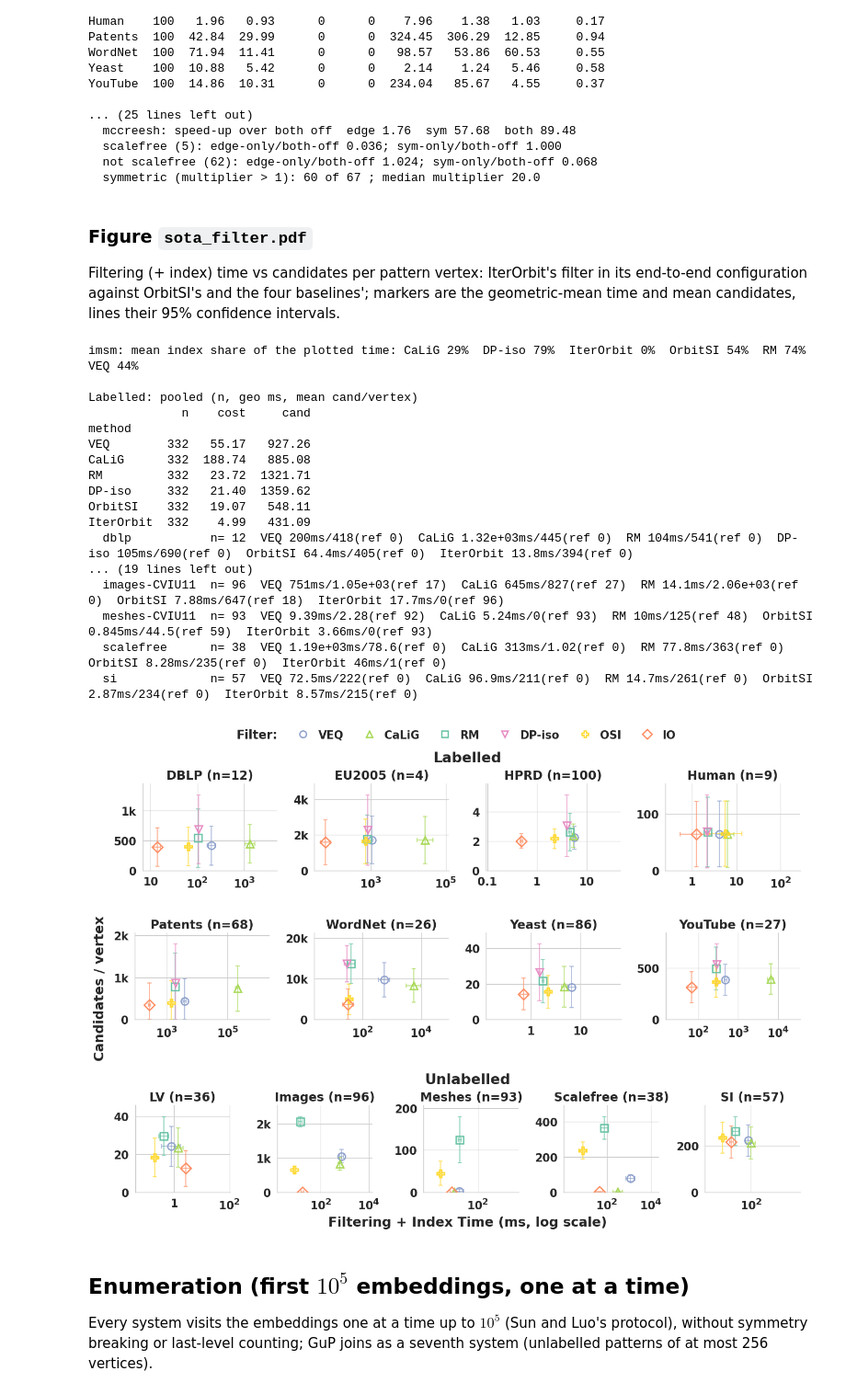
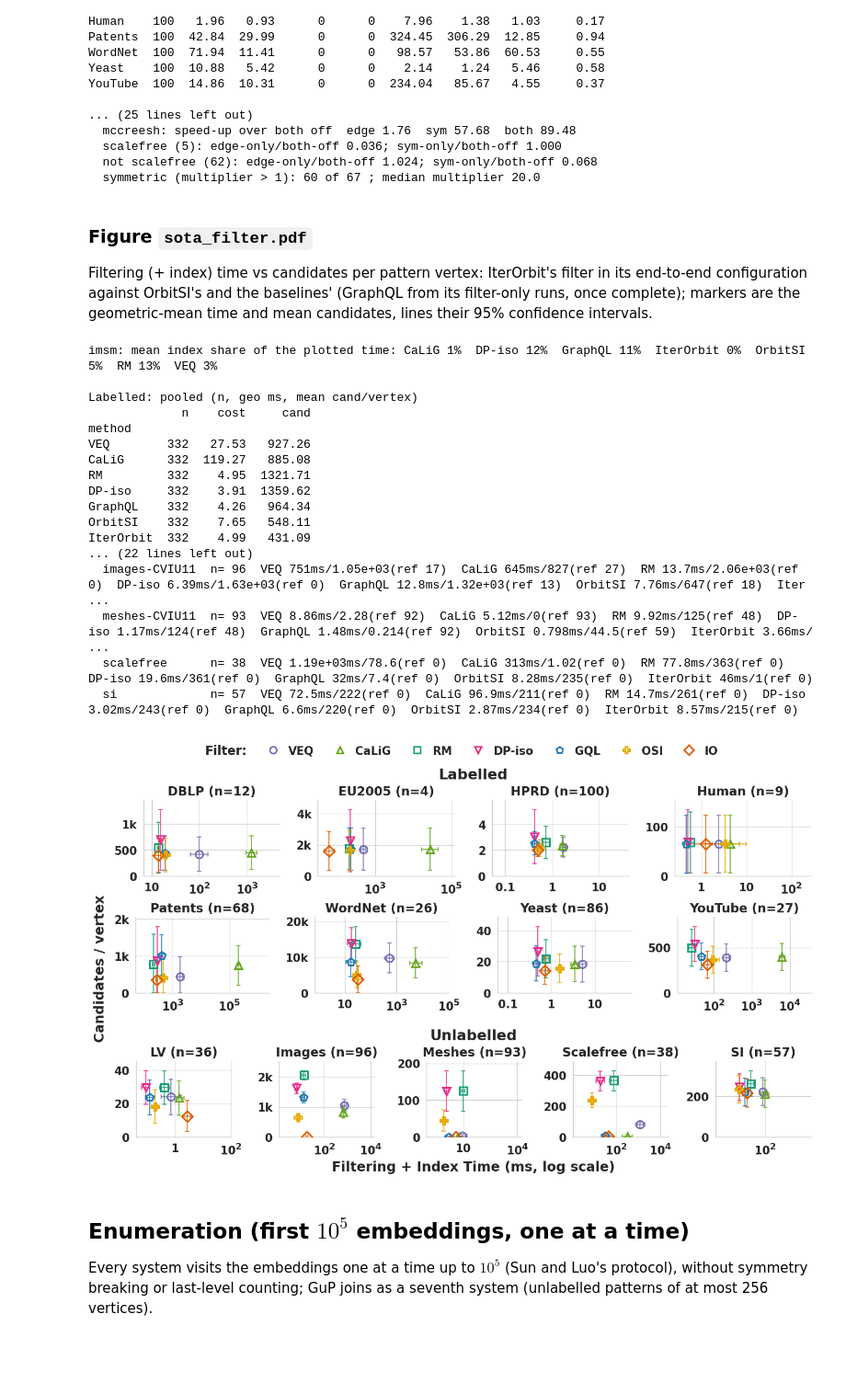
Before and after one commit to sitauhidi/IterOrbit, a Jupyter notebook: analysis/analysis.ipynb, the cells around one changed output. Shown at 92% size. Saved outputs shown, nothing was run; the diff lists cells and outputs as text; code cells hidden in the pictures; blank space fills up the shorter version.

```diff
--- a/analysis/analysis.ipynb
+++ b/analysis/analysis.ipynb
@@ -1592,15 +1776,29 @@ YouTube  100  14.86  10.31      0      0  234.04   85.67   4.55     0.37
 # %% [markdown]
 ### Figure `sota_filter.pdf`
 Filtering (+ index) time vs candidates per pattern vertex: IterOrbit's filter in its end-to-end configuration
-against OrbitSI's and the four baselines'; markers are the geometric-mean time and mean candidates, lines their
-95% confidence intervals.
+against OrbitSI's and the baselines' (GraphQL from its filter-only runs, once complete); markers are the
+geometric-mean time and mean candidates, lines their 95% confidence intervals.
 # %%
 def fig_sota_filter():
     import math
     setup(13.5, TEXT_IN)
-    CI_ALPHA, CI_WIDTH, CI_CAP = 0.7, 1.3, 3
+    CI_ALPHA, CI_WIDTH, CI_CAP = 0.8, 1.4, 3
+    # hollow markers need the darker palette: the cactus plots' colours
+    COLOR = CACTUS_COLOR
+    EDGE = 2.2
     Z = 1.96
     ORDER = plot_tool_order()
+    gqf = {b: graphql_filter(b) for b in ("imsm", "mccreesh")}
+    if any(g is not None for g in gqf.values()):
+        ORDER = ORDER[:-2] + [GRAPHQL] + ORDER[-2:]
+
+    def graphql(bench):
+        g = gqf[bench]
+        if g is None:
+            return pd.DataFrame()
+        g = g[g.status == "COMPLETED"]
+        return pd.DataFrame({"dataset": g.dataset, "pattern_name": g.pattern_name, "method": GRAPHQL,
+                             "cost_ms": g.cost_ms, "cand": g.cand})
 
     def orbitsi(bench):
         o = orbitsi_filter(bench)
@@ -1622,7 +1820,7 @@ def fig_sota_filter():
         s = pd.DataFrame({"dataset": s.dataset, "pattern_name": s.pattern_name,
                           "method": s.tool.map({"rapidmatch": "RM", "calig": "CaLiG", "veq": "VEQ", "dpiso": "DP-iso"}),
                           "cost_ms": s.filter_vertices_time_s * 1000.0, "cand": s.num_candidates_avg})
-        return pd.concat([ox, orbitsi("imsm"), s], ignore_index=True), PLOT_IMSM
+        return pd.concat([ox, orbitsi("imsm"), s, graphql("imsm")], ignore_index=True), PLOT_IMSM
 
     def unlabelled():
         f = csv("unlabelled_filter_fixpoint.csv")
@@ -1634,7 +1832,7 @@ def fig_sota_filter():
         s = s[s.status == "COMPLETED"]
         s = pd.DataFrame({"dataset": s.dataset, "pattern_name": s.pattern_name, "method": s.tool,
                           "cost_ms": s.filter_ms, "cand": s.avg_candidates})
-        return pd.concat([ox, orbitsi("mccreesh"), s], ignore_index=True), MCC
+        return pd.concat([ox, orbitsi("mccreesh"), s, graphql("mccreesh")], ignore_index=True), MCC
 
     def restrict(d):
         d = d.dropna(subset=["cost_ms", "cand"])
@@ -1682,50 +1880,55 @@ def fig_sota_filter():
             xmin, xmax = max(x.cost_ms.min(), 0.05), x.cost_ms.max()
             x0, x1 = xmin / 1.3, xmax * (xmax / xmin) ** 0.15
             ax.set_xlim(x0, x1)
             top = max(m.cand.max(), m.k3.max())
             y1 = top * 1.15 if top > 0 else 1
             ax.set_ylim(0, y1)
             ax.yaxis.set_major_formatter(mticker.FuncFormatter(yfmt))
             for t, r in m.iterrows():
-                col = TOOL_COLOR[t]
+                col = COLOR[t]
                 ax.errorbar(r.cost, r.cand, xerr=[[r.cost - r.c1], [r.c3 - r.cost]], yerr=[[r.cand - r.k1], [r.k3 - r.cand]],
                             fmt="none", ecolor=col, elinewidth=CI_WIDTH, capsize=CI_CAP, capthick=CI_WIDTH, alpha=CI_ALPHA, zorder=2)
                 ax.plot(r.cost, r.cand, marker=TOOL_MARKER[t], markersize=10, markerfacecolor="none",
-                        markeredgecolor=col, markeredgewidth=1.8, linestyle="none", zorder=4 if t == "IterOrbit" else 3)
+                        markeredgecolor=col, markeredgewidth=EDGE, linestyle="none", zorder=4 if t == "IterOrbit" else 3)
             style_axis(ax, f"{LABEL[ds]} (n={n})")
 
     for row in (lab[:4], lab[4:], unl):
         equal_gaps(fig, row, left=0.045, right=0.995, gap=0.022)
+    # Rows stacked in inches (2026-10-27, user's request: a shorter figure): 1.4 in panels, rows only as far
+    # apart as their titles and tick labels need, with room for the block headings, the legend above and the
+    # shared x label below.
+    height = stack_rows(fig, [lab[:4], lab[4:], unl], panel_in=1.4, gap_in=0.12, heading_in=[0.42, 0.0, 0.5],
+                        top_in=0.42, bottom_in=0.48)
     block_heading(fig, lab, "Labelled")
     block_heading(fig, unl, "Unlabelled")
     shared_ylabel(fig, lab + unl, "Candidates / vertex")
     shared_xlabel(fig, lab + unl, "Filtering + Index Time (ms, log scale)" if INCLUDE_INDEX else "Filtering Time (ms, log scale)")
     handles = [plt.Line2D([0], [0], marker=TOOL_MARKER[t], linestyle="none", markersize=9, markerfacecolor="none",
-                          markeredgecolor=TOOL_COLOR[t], markeredgewidth=1.8, label=SHORT.get(t, t)) for t in ORDER]
-    legend_row(fig, "Filter:", handles, 0.975, columnspacing=1.2, handletextpad=0.3)
+                          markeredgecolor=COLOR[t], markeredgewidth=EDGE, label=SHORT.get(t, t)) for t in ORDER]
+    legend_row(fig, "Filter:", handles, 1 - 0.2 / height, columnspacing=1.2, handletextpad=0.3)
     save(fig, "sota_filter")
 
 
 fig_sota_filter()
 # %% [output]
-imsm: mean index share of the plotted time: CaLiG 29%  DP-iso 79%  IterOrbit 0%  OrbitSI 54%  RM 74%  VEQ 44%
+imsm: mean index share of the plotted time: CaLiG 1%  DP-iso 12%  GraphQL 11%  IterOrbit 0%  OrbitSI 5%  RM 13%  VEQ 3%
 
 Labelled: pooled (n, geo ms, mean cand/vertex)
              n    cost     cand
 method
-VEQ        332   55.17   927.26
-CaLiG      332  188.74   885.08
-RM         332   23.72  1321.71
-DP-iso     332   21.40  1359.62
-OrbitSI    332   19.07   548.11
+VEQ        332   27.53   927.26
+CaLiG      332  119.27   885.08
+RM         332    4.95  1321.71
+DP-iso     332    3.91  1359.62
+GraphQL    332    4.26   964.34
+OrbitSI    332    7.65   548.11
 IterOrbit  332    4.99   431.09
-  dblp           n= 12  VEQ 200ms/418(ref 0)  CaLiG 1.32e+03ms/445(ref 0)  RM 104ms/541(ref 0)  DP-iso 105ms/690(ref 0)  OrbitSI 64.4ms/405(ref 0)  IterOrbit 13.8ms/394(ref 0)
-... (19 lines left out)
-  images-CVIU11  n= 96  VEQ 751ms/1.05e+03(ref 17)  CaLiG 645ms/827(ref 27)  RM 14.1ms/2.06e+03(ref 0)  OrbitSI 7.88ms/647(ref 18)  IterOrbit 17.7ms/0(ref 96)
-  meshes-CVIU11  n= 93  VEQ 9.39ms/2.28(ref 92)  CaLiG 5.24ms/0(ref 93)  RM 10ms/125(ref 48)  OrbitSI 0.845ms/44.5(ref 59)  IterOrbit 3.66ms/0(ref 93)
-  scalefree      n= 38  VEQ 1.19e+03ms/78.6(ref 0)  CaLiG 313ms/1.02(ref 0)  RM 77.8ms/363(ref 0)  OrbitSI 8.28ms/235(ref 0)  IterOrbit 46ms/1(ref 0)
-  si             n= 57  VEQ 72.5ms/222(ref 0)  CaLiG 96.9ms/211(ref 0)  RM 14.7ms/261(ref 0)  OrbitSI 2.87ms/234(ref 0)  IterOrbit 8.57ms/215(ref 0)
+... (22 lines left out)
+  images-CVIU11  n= 96  VEQ 751ms/1.05e+03(ref 17)  CaLiG 645ms/827(ref 27)  RM 13.7ms/2.06e+03(ref 0)  DP-iso 6.39ms/1.63e+03(ref 0)  GraphQL 12.8ms/1.32e+03(ref 13)  OrbitSI 7.76ms/647(ref 18)  Iter ...
+  meshes-CVIU11  n= 93  VEQ 8.86ms/2.28(ref 92)  CaLiG 5.12ms/0(ref 93)  RM 9.92ms/125(ref 48)  DP-iso 1.17ms/124(ref 48)  GraphQL 1.48ms/0.214(ref 92)  OrbitSI 0.798ms/44.5(ref 59)  IterOrbit 3.66ms/ ...
+  scalefree      n= 38  VEQ 1.19e+03ms/78.6(ref 0)  CaLiG 313ms/1.02(ref 0)  RM 77.8ms/363(ref 0)  DP-iso 19.6ms/361(ref 0)  GraphQL 32ms/7.4(ref 0)  OrbitSI 8.28ms/235(ref 0)  IterOrbit 46ms/1(ref 0)
+  si             n= 57  VEQ 72.5ms/222(ref 0)  CaLiG 96.9ms/211(ref 0)  RM 14.7ms/261(ref 0)  DP-iso 3.02ms/243(ref 0)  GraphQL 6.6ms/220(ref 0)  OrbitSI 2.87ms/234(ref 0)  IterOrbit 8.57ms/215(ref 0)
-[figure, old version]
+[figure, new version]
 # %% [markdown]
 ## Enumeration (first $10^5$ embeddings, one at a time)
 Every system visits the embeddings one at a time up to $10^5$ (Sun and Luo's protocol), without symmetry
```
Also changed, not shown: parts of 24 cells of this notebook, 12 other files.
